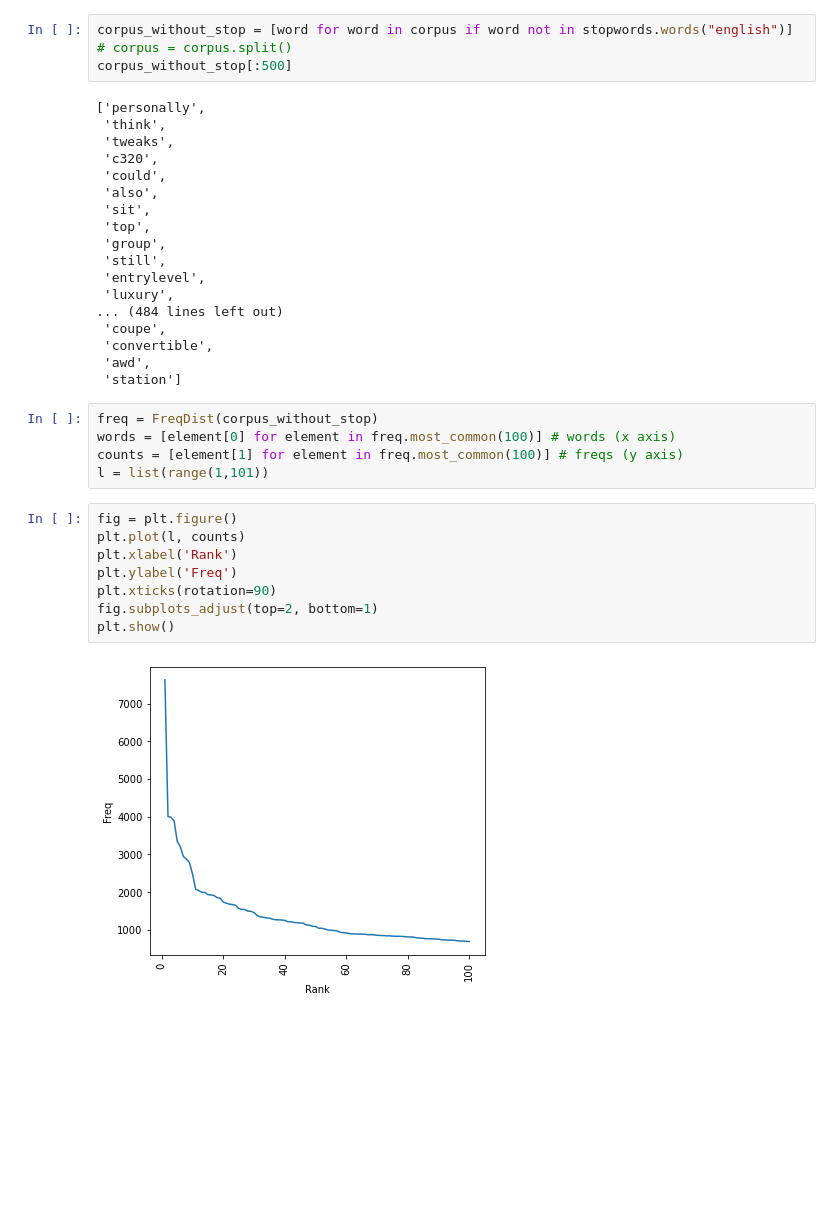
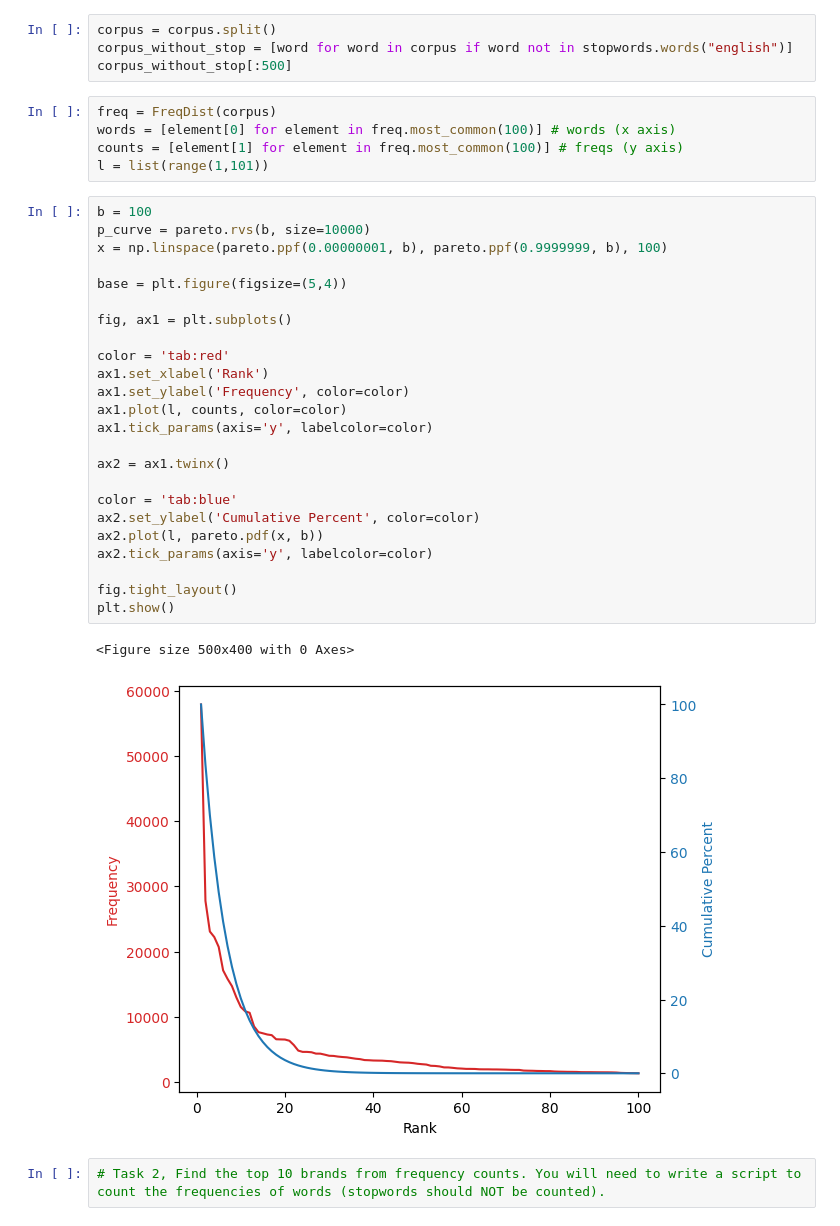
Before and after one commit to SaianshR/edmunds-analysis, a Jupyter notebook: zipf.ipynb, the cells around one changed output. Cells and saved outputs as stored; diff of their text form; blank space fills up the shorter version.

Commit message:
Pareto Curve, completed A

```diff
--- a/zipf.ipynb
+++ b/zipf.ipynb
@@ -46,37 +31,38 @@ corpus[:500]
 # %%
+corpus = corpus.split()
 corpus_without_stop = [word for word in corpus if word not in stopwords.words("english")]
-# corpus = corpus.split()
 corpus_without_stop[:500]
-# %% [output]
-['personally',
- 'think',
- 'tweaks',
- 'c320',
- 'could',
- 'also',
- 'sit',
- 'top',
- 'group',
- 'still',
- 'entrylevel',
- 'luxury',
-... (484 lines left out)
- 'coupe',
- 'convertible',
- 'awd',
- 'station']
 # %%
-freq = FreqDist(corpus_without_stop)
+freq = FreqDist(corpus)
 words = [element[0] for element in freq.most_common(100)] # words (x axis)
 counts = [element[1] for element in freq.most_common(100)] # freqs (y axis)
 l = list(range(1,101))
-# %%
-fig = plt.figure()
-plt.plot(l, counts)
-plt.xlabel('Rank')
-plt.ylabel('Freq')
-plt.xticks(rotation=90)
-fig.subplots_adjust(top=2, bottom=1)
-plt.show()
-# %% [output]
-[figure, removed]
+# %%
+b = 100
+p_curve = pareto.rvs(b, size=10000)
+x = np.linspace(pareto.ppf(0.00000001, b), pareto.ppf(0.9999999, b), 100)
+
+base = plt.figure(figsize=(5,4))
+
+fig, ax1 = plt.subplots()
+
+color = 'tab:red'
+ax1.set_xlabel('Rank')
+ax1.set_ylabel('Frequency', color=color)
+ax1.plot(l, counts, color=color)
+ax1.tick_params(axis='y', labelcolor=color)
+
+ax2 = ax1.twinx()
+
+color = 'tab:blue'
+ax2.set_ylabel('Cumulative Percent', color=color)
+ax2.plot(l, pareto.pdf(x, b))
+ax2.tick_params(axis='y', labelcolor=color)
+
+fig.tight_layout()
+plt.show()
+# %% [output]
+<Figure size 500x400 with 0 Axes>
+[figure, added]
+# %%
+# Task 2, Find the top 10 brands from frequency counts. You will need to write a script to count the frequencies of words (stopwords should NOT be counted).
```
Also changed, not shown: parts of 4 cells of this notebook, 1 other file.
